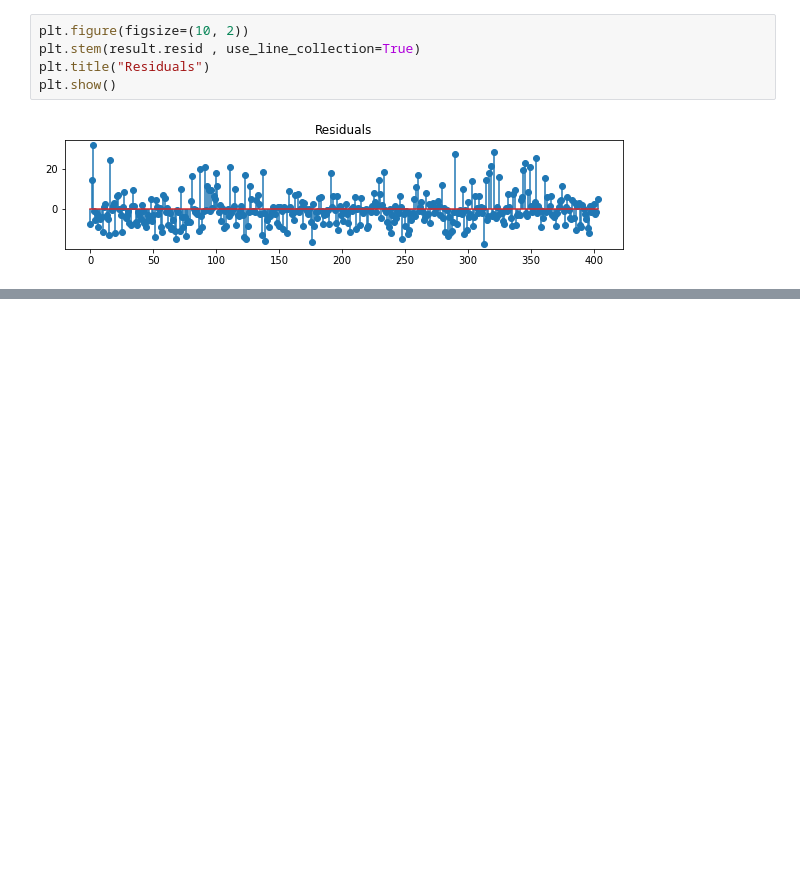
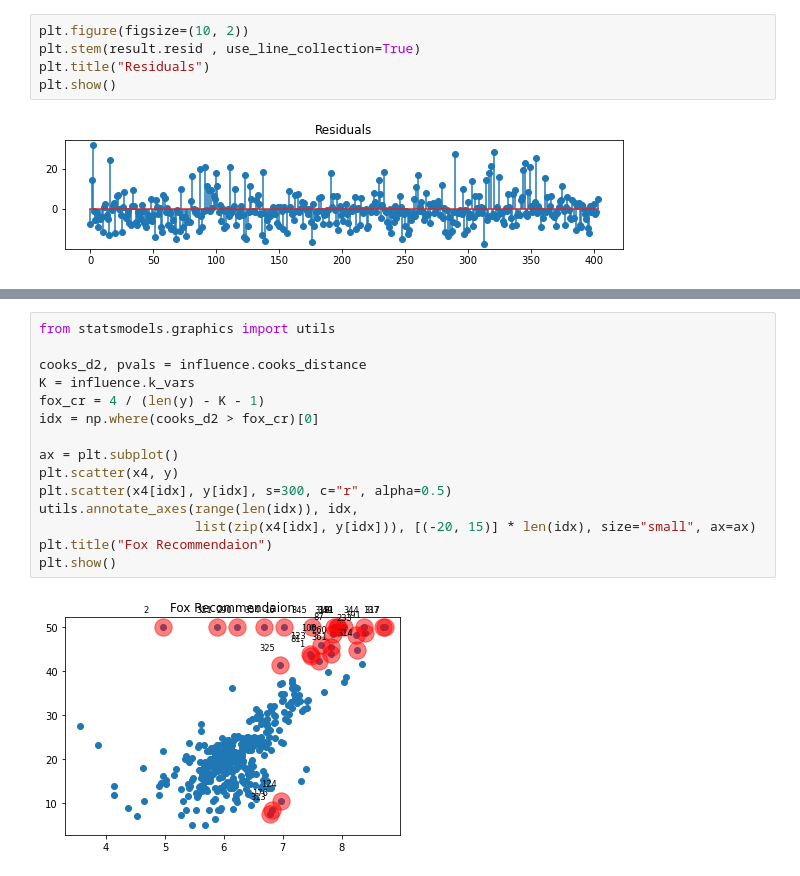
Before and after one commit to reejungkim/Anomalies, a Jupyter notebook: Boston housing outliers.ipynb, the cells around one changed output, grey strips where cells are left out. Cells and saved outputs as stored; diff of their text form; blank space fills up the shorter version.

Commit message:
detect outliers using get_influence

```diff
--- a/Boston housing outliers.ipynb
+++ b/Boston housing outliers.ipynb
@@ -119,0 +138,17 @@ plt.show()
+# %%
+from statsmodels.graphics import utils
+
+cooks_d2, pvals = influence.cooks_distance
+K = influence.k_vars
+fox_cr = 4 / (len(y) - K - 1)
+idx = np.where(cooks_d2 > fox_cr)[0]
+
+ax = plt.subplot()
+plt.scatter(x4, y)
+plt.scatter(x4[idx], y[idx], s=300, c="r", alpha=0.5)
+utils.annotate_axes(range(len(idx)), idx,
+                    list(zip(x4[idx], y[idx])), [(-20, 15)] * len(idx), size="small", ax=ax)
+plt.title("Fox Recommendaion")
+plt.show()
+# %% [output]
+[figure, added]
```
Also changed, not shown: parts of 6 cells of this notebook.
